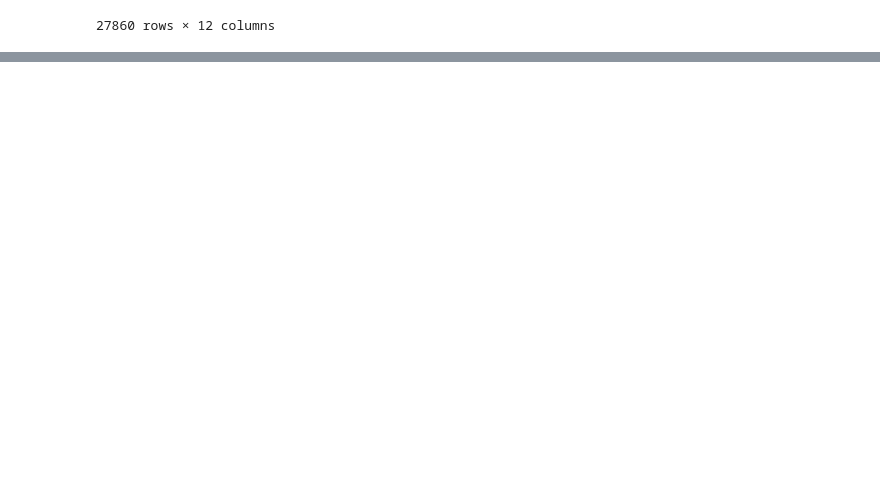
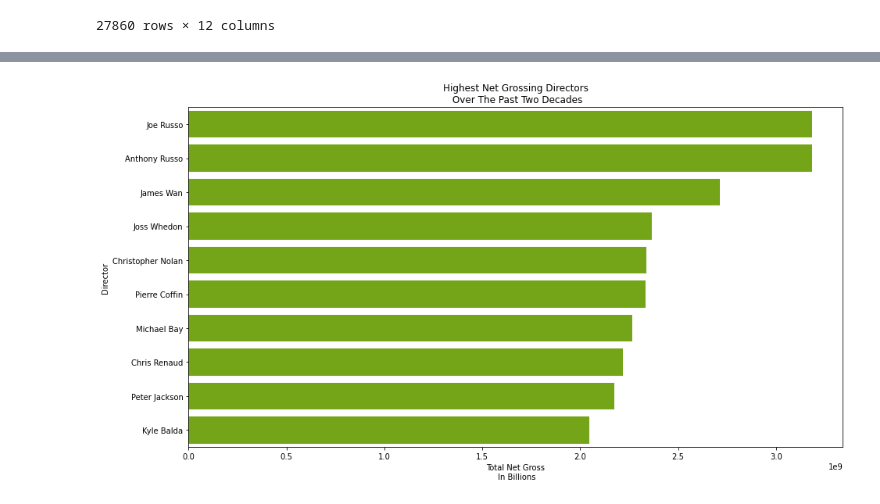
Before and after one commit to paul-lindquist/microsoft-studio-movie-analysis, a Jupyter notebook: data_parsing.ipynb, the cells around one changed output, grey strips where cells are left out. Saved outputs shown, nothing was run; the diff lists cells and outputs as text; code cells hidden in the pictures; blank space fills up the shorter version.

```diff
--- a/data_parsing.ipynb
+++ b/data_parsing.ipynb
@@ -455,0 +454,8 @@ guyloc
+# %%
+directorfig, ax = plt.subplots(figsize=(15,8))
+sns.barplot(y = top10directors.index, x = top10directors['total_net_gross'], color='#7cbb00')
+ax.set_title('Highest Net Grossing Directors\n Over The Past Two Decades')
+ax.set_xlabel('Total Net Gross\n In Billions')
+ax.set_ylabel('Director');
+# %% [output]
+[figure, added]
```
Also changed, not shown: parts of 50 cells of this notebook.
